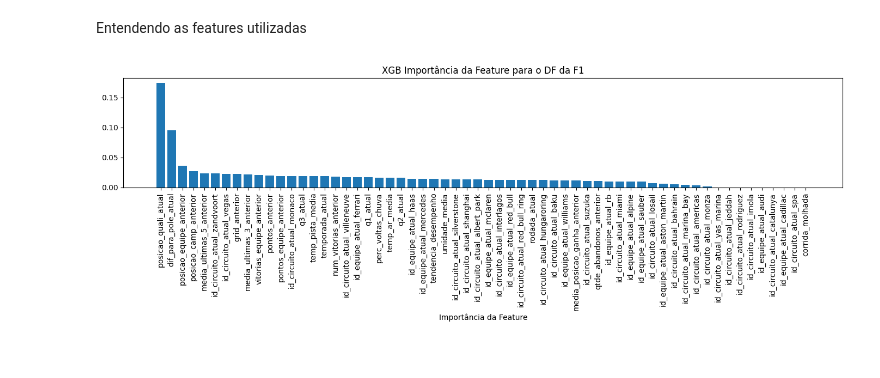
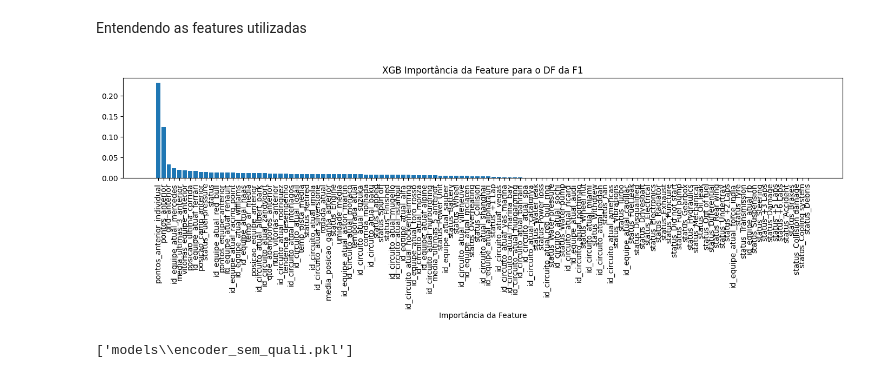
Before and after one commit to Pedro101520/f1_prediction_models, a Jupyter notebook: modelo.ipynb, the cells around one changed output. Drawn from its saved outputs; the diff is of its cells as text; code cells hidden in the pictures.

Commit message:
Treinamento do primeiro modelo

```diff
--- a/modelo.ipynb
+++ b/modelo.ipynb
@@ -18,4 +21,6 @@ df.head()
 # %%
-df.info()
+df_sem_quali["posicao_equipe_anterior"] = pd.to_numeric(df_sem_quali["posicao_equipe_anterior"], errors="coerce")
+
+df_sem_quali.info()
 # %% [output]
 <class 'pandas.core.frame.DataFrame'>
@@ -51,8 +56,8 @@ df.describe()
 # %%
-df.drop(columns=["id_piloto_atual", "posicao_anterior"], inplace=True)
+df_sem_quali.drop(columns=["id_piloto_atual"], inplace=True)
 # %%
-X = df.drop(columns=['target'])
-y = df['target']
+X = df_sem_quali.drop(columns=['target'])
+y = df_sem_quali['target']
 # %%
 X_train, X_test, y_train, y_test = train_test_split(X, y, test_size=0.2, random_state=42)
 # %%
@@ -60,7 +65,7 @@ from sklearn.preprocessing import OneHotEncoder
 from sklearn.compose import ColumnTransformer
 # %%
 onehotencoder = ColumnTransformer(transformers=[
-    ('OneHot', OneHotEncoder(handle_unknown='ignore'), ['id_circuito_atual', 'id_equipe_atual'])
+    ('OneHot', OneHotEncoder(handle_unknown='ignore'), ['id_circuito_atual', 'id_equipe_atual', 'status'])
 ], remainder='passthrough')
 # %%
 X_train_transformed = onehotencoder.fit_transform(X_train)
@@ -107,19 +126,26 @@ RMSE teste: 4.2565
 # %% [markdown]
 Entendendo as features utilizadas
 # %%
-colunas_ohe = onehotencoder.named_transformers_['OneHot'].get_feature_names_out(['id_circuito_atual', 'id_equipe_atual'])
+colunas_ohe = onehotencoder.named_transformers_['OneHot'].get_feature_names_out(['id_circuito_atual', 'id_equipe_atual', 'status'])
 colunas_resto = [c for c in X.columns if c not in ['id_circuito_atual', 'id_equipe_atual']]
 feature_names = list(colunas_ohe) + list(colunas_resto)
 
 feature_importances = best_xgb.feature_importances_
 sorted_indices = np.argsort(feature_importances)[::-1]
 
 plt.figure(figsize=(14, 5))
 plt.bar(range(len(feature_importances)), feature_importances[sorted_indices], align="center")
 plt.xticks(range(len(feature_importances)), np.array(feature_names)[sorted_indices], rotation=90)
 plt.xlabel("Importância da Feature")
 plt.title("XGB Importância da Feature para o DF da F1")
 plt.tight_layout()
 plt.show()
 # %% [output]
-[figure, old version]
+[figure, new version]
+# %%
+import joblib
+
+joblib.dump(best_xgb, r"models\fraud_detection_pipeline.pkl")
+joblib.dump(onehotencoder, r"models\encoder_sem_quali.pkl")
+# %% [output]
+['models\\encoder_sem_quali.pkl']
```
Also changed, not shown: parts of 8 cells of this notebook, 16 other files.
